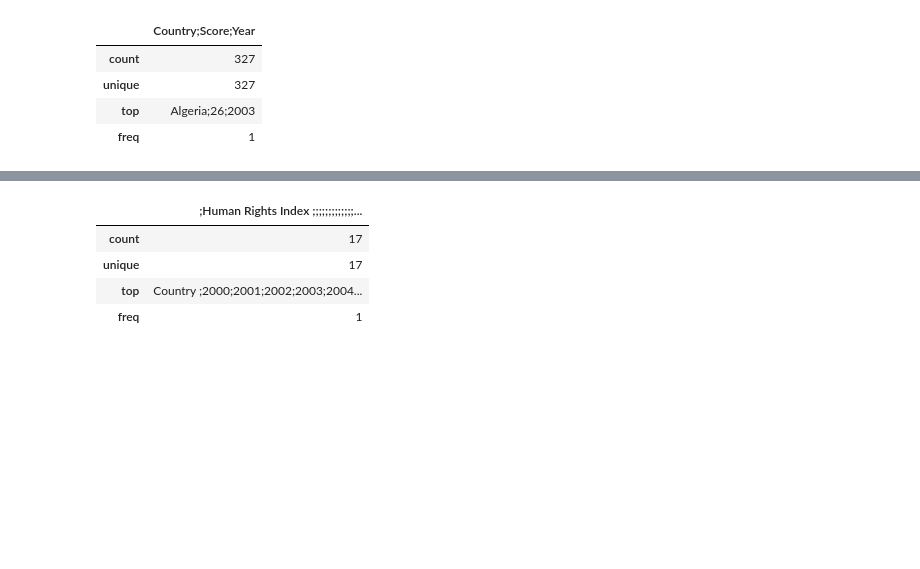
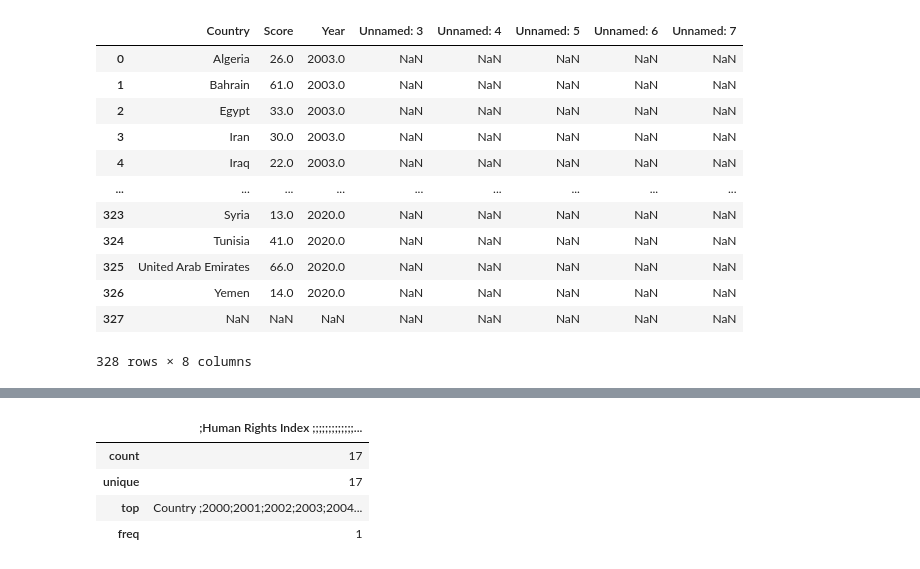
Before and after one commit to Josephmdlv/Final-work, a Jupyter notebook: Summary_statistics.ipynb, the cells around one changed output, grey strips where cells are left out. Cells and saved outputs as stored; diff of their text form; code cells hidden in the pictures; blank space fills up the shorter version.

```diff
--- a/Summary_statistics.ipynb
+++ b/Summary_statistics.ipynb
@@ -17,14 +17,19 @@ Saving Human_rights_index_2000_2020.csv to Human_rights_index_2000_2020.csv
 Saving human-development-index.csv to human-development-index.csv
 Saving MENA Countries GDP Per Capita in USD.csv to MENA Countries GDP Per Capita in USD.csv
 # %%
-Corruption_index_2003_2020 = pandas.read_csv('Corruption_index_2003_2020.csv')
+Corruption_Index_2003_2020 = pandas.read_csv('Corruption_Index_2003_2020.csv')
+Corruption_Index_2003_2020
+# %% [output]
+|  | Country | Score | Year | Unnamed: 3 | Unnamed: 4 | Unnamed: 5 | Unnamed: 6 | Unnamed: 7 |
+| 0 | Algeria | 26.0 | 2003.0 | NaN | NaN | NaN | NaN | NaN |
+| 1 | Bahrain | 61.0 | 2003.0 | NaN | NaN | NaN | NaN | NaN |
+| 2 | Egypt | 33.0 | 2003.0 | NaN | NaN | NaN | NaN | NaN |
+| 3 | Iran | 30.0 | 2003.0 | NaN | NaN | NaN | NaN | NaN |
+| 4 | Iraq | 22.0 | 2003.0 | NaN | NaN | NaN | NaN | NaN |
+| ... | ... | ... | ... | ... | ... | ... | ... | ... |
+| 323 | Syria | 13.0 | 2020.0 | NaN | NaN | NaN | NaN | NaN |
+| 324 | Tunisia | 41.0 | 2020.0 | NaN | NaN | NaN | NaN | NaN |
+| 325 | United Arab Emirates | 66.0 | 2020.0 | NaN | NaN | NaN | NaN | NaN |
+| 326 | Yemen | 14.0 | 2020.0 | NaN | NaN | NaN | NaN | NaN |
+| 327 | NaN | NaN | NaN | NaN | NaN | NaN | NaN | NaN |
+328 rows × 8 columns
-# %%
-sum_co_ind = Corruption_index_2003_2020.describe()
-display (sum_co_ind)
-sum_co_ind.to_csv('sum_co_ind.csv', index=False)
-# %% [output]
-|  | Country;Score;Year |
-| count | 327 |
-| unique | 327 |
-| top | Algeria;26;2003 |
-| freq | 1 |
```
Also changed, not shown: parts of 18 cells of this notebook.
